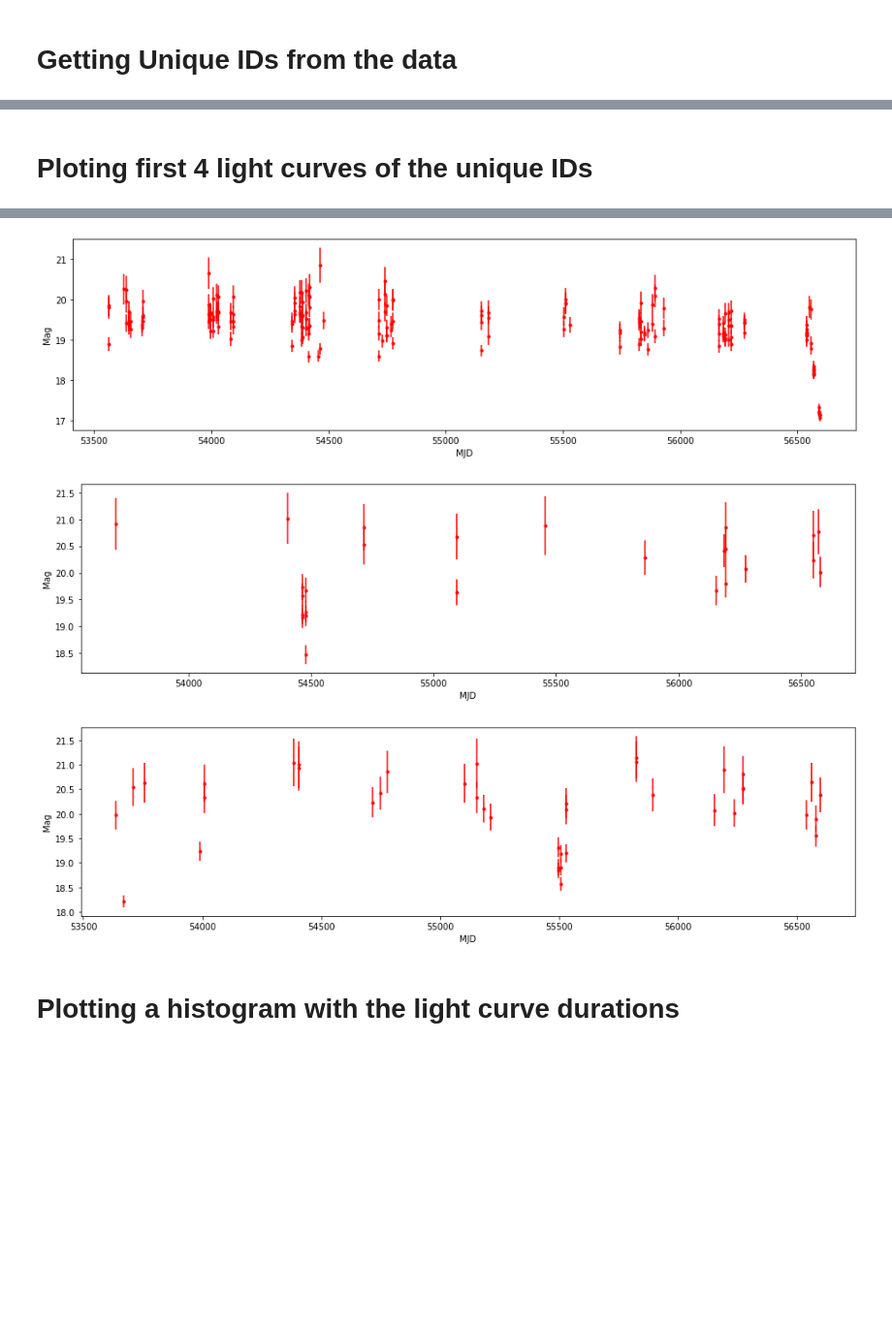
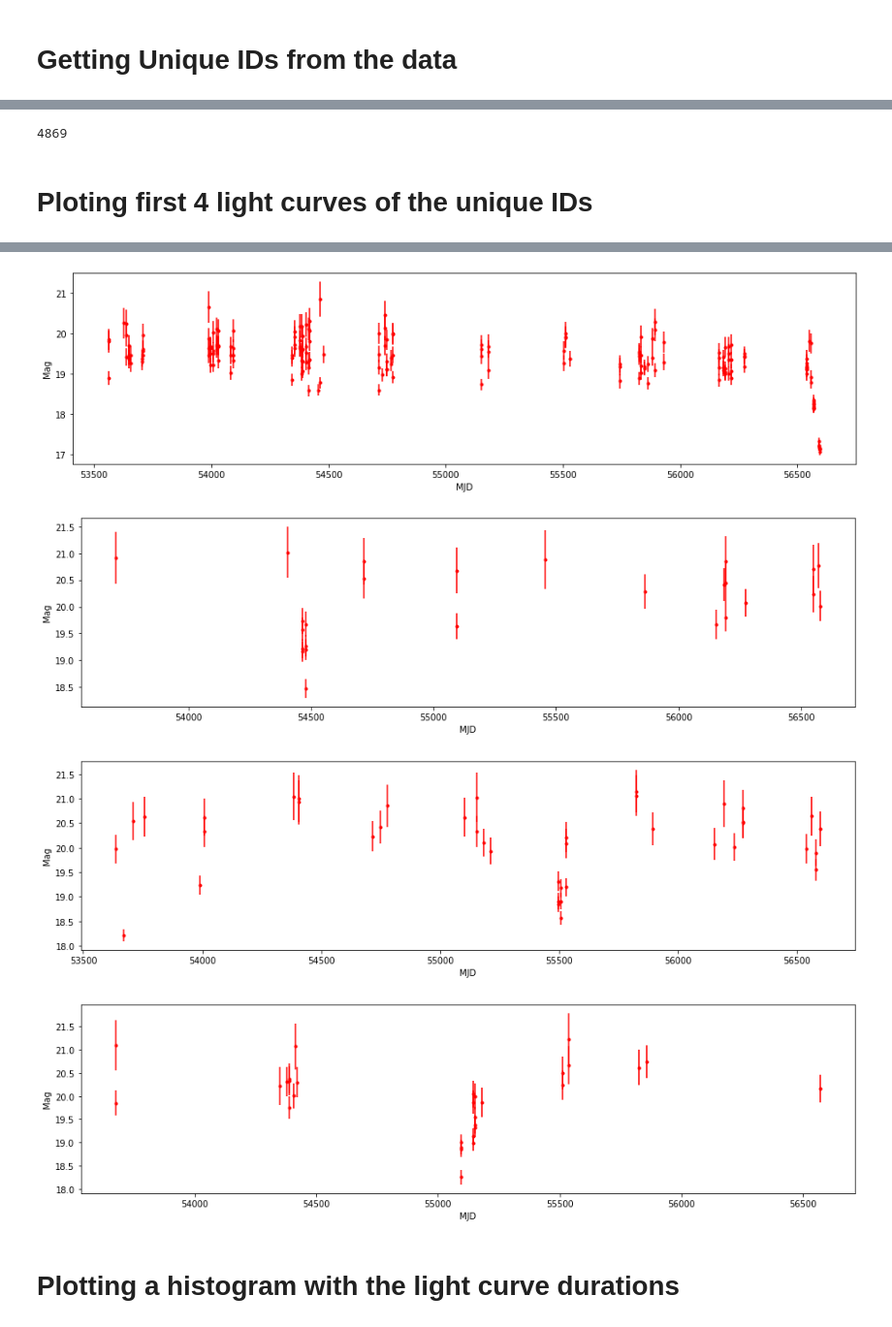
Before and after one commit to malema-ramonyai/CodeAndNotebooks, a Jupyter notebook: Exploring_the_data_and_some_plots.ipynb, the cells around one changed output, grey strips where cells are left out. Shown at 97% size. Saved outputs shown, nothing was run; the diff lists cells and outputs as text; code cells hidden in the pictures; blank space fills up the shorter version.

```diff
--- a/Exploring_the_data_and_some_plots.ipynb
+++ b/Exploring_the_data_and_some_plots.ipynb
@@ -24,0 +52,8 @@ lc.head()
+# %%
+for i in range(len(unique_labels)):
+
+    if unique_labels[i]=='Unknown':
+
+        print('Number of unknown transients = {}'.format(label_len[i]))
+
+len(unique_labels)
@@ -27,17 +80,22 @@ lc.head()
+# %%
+unique_ID=transient_lc.ID.unique()
+len(unique_ID)
+# %% [output]
+4869
 # %%
-# Getting the Unique ID and storing them in a list
+# # Getting the Unique ID and storing them in a list
 
-unique_ID = []
+# unique_ID = []
 
-for k in range(1,len(lc.ID)):
+# for k in range(1,len(transient_lc.ID)):
 
-    if lc.ID.iloc[k-1] != lc.ID.iloc[k]:
+#     if transient_lc.ID.iloc[k-1] != transient_lc.ID.iloc[k]:
 
-        unique_ID.append(lc.ID.iloc[k-1])
+#         unique_ID.append(transient_lc.ID.iloc[k-1])
 
-# Appending the last data since the loop above goes
-# up to len(lc.ID)-1
-unique_ID.append(lc.ID.iloc[-1])
+# # Appending the last data since the loop above goes
+# # up to len(lc.ID)-1
+# unique_ID.append(transient_lc.ID.iloc[-1])
 # %%
 Lc_len = [] # List to store the duration of the lc
 
@@ -49,7 +107,7 @@ d = []      # List to store data for a unique ID as
 #  list
 for i in unique_ID:
 
-    z = lc[lc['ID']==i]
+    z = transient_lc[transient_lc['ID']==i]
     d.append(z)
 
     # calculating the duration of the lcs
@@ -58,21 +116,23 @@ for i in unique_ID:
 # Ploting first 4 light curves of the unique IDs
 # %%
 # Plotting light curves for the first 4 unique IDs as by the code above
-for i in range(5):
+random_lc = np.random.normal(0,len(unique_ID),5)
+for i in range(0,6):
     plt.figure(figsize=(16,4))
     plt.errorbar(d[i].MJD,d[i].Mag,yerr=d[i].Magerr,
                  fmt='.r',color='r')
 
     plt.xlabel('MJD')
     plt.ylabel('Mag')
     plt.savefig('Light_Curve'+str(i)+'.png')
     plt.show()
 # %% [output]
 [figure]
 [figure]
 [figure]
 [figure]
 [figure]
+[figure, added]
 # %% [markdown]
 # Plotting a histogram with the light curve durations
 # %%
```
Also changed, not shown: parts of 13 cells of this notebook, 2 other files.
